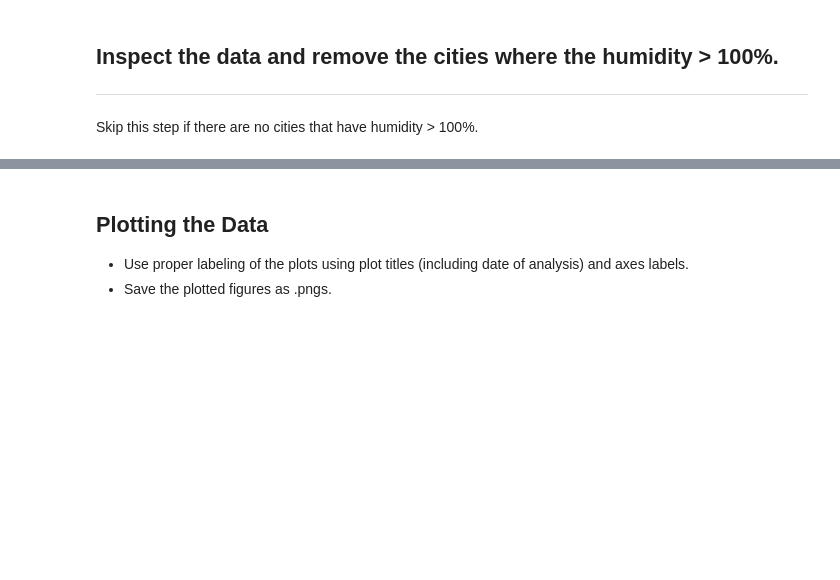
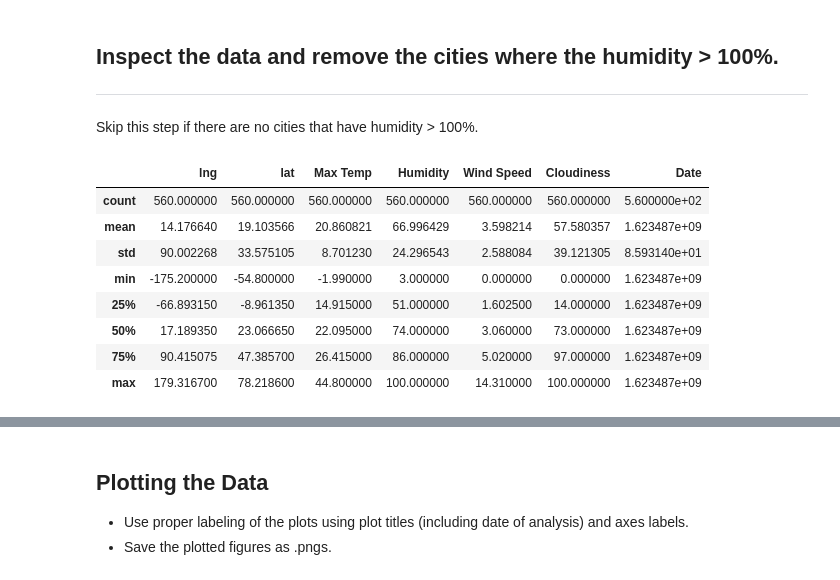
Before and after one commit to RZHANG2021/python-api-challenge, a Jupyter notebook: starter_code/WeatherPy.ipynb, the cells around one changed output, grey strips where cells are left out. Cells and saved outputs as stored; diff of their text form; code cells hidden in the pictures; blank space fills up the shorter version.

```diff
--- a/starter_code/WeatherPy.ipynb
+++ b/starter_code/WeatherPy.ipynb
@@ -165,4 +170,16 @@ SyntaxError: invalid syntax (<ipython-input-30-e1459efbd8cf>, line 18)
 ## Inspect the data and remove the cities where the humidity > 100%.
 ----
 Skip this step if there are no cities that have humidity > 100%.
+# %%
+weather_data.describe()
+# %% [output]
+|  | lng | lat | Max Temp | Humidity | Wind Speed | Cloudiness | Date |
+| count | 560.000000 | 560.000000 | 560.000000 | 560.000000 | 560.000000 | 560.000000 | 5.600000e+02 |
+| mean | 14.176640 | 19.103566 | 20.860821 | 66.996429 | 3.598214 | 57.580357 | 1.623487e+09 |
+| std | 90.002268 | 33.575105 | 8.701230 | 24.296543 | 2.588084 | 39.121305 | 8.593140e+01 |
+| min | -175.200000 | -54.800000 | -1.990000 | 3.000000 | 0.000000 | 0.000000 | 1.623487e+09 |
+| 25% | -66.893150 | -8.961350 | 14.915000 | 51.000000 | 1.602500 | 14.000000 | 1.623487e+09 |
+| 50% | 17.189350 | 23.066650 | 22.095000 | 74.000000 | 3.060000 | 73.000000 | 1.623487e+09 |
+| 75% | 90.415075 | 47.385700 | 26.415000 | 86.000000 | 5.020000 | 97.000000 | 1.623487e+09 |
+| max | 179.316700 | 78.218600 | 44.800000 | 100.000000 | 14.310000 | 100.000000 | 1.623487e+09 |
 # %%
```
Also changed, not shown: parts of 12 cells of this notebook, 1 other file.
